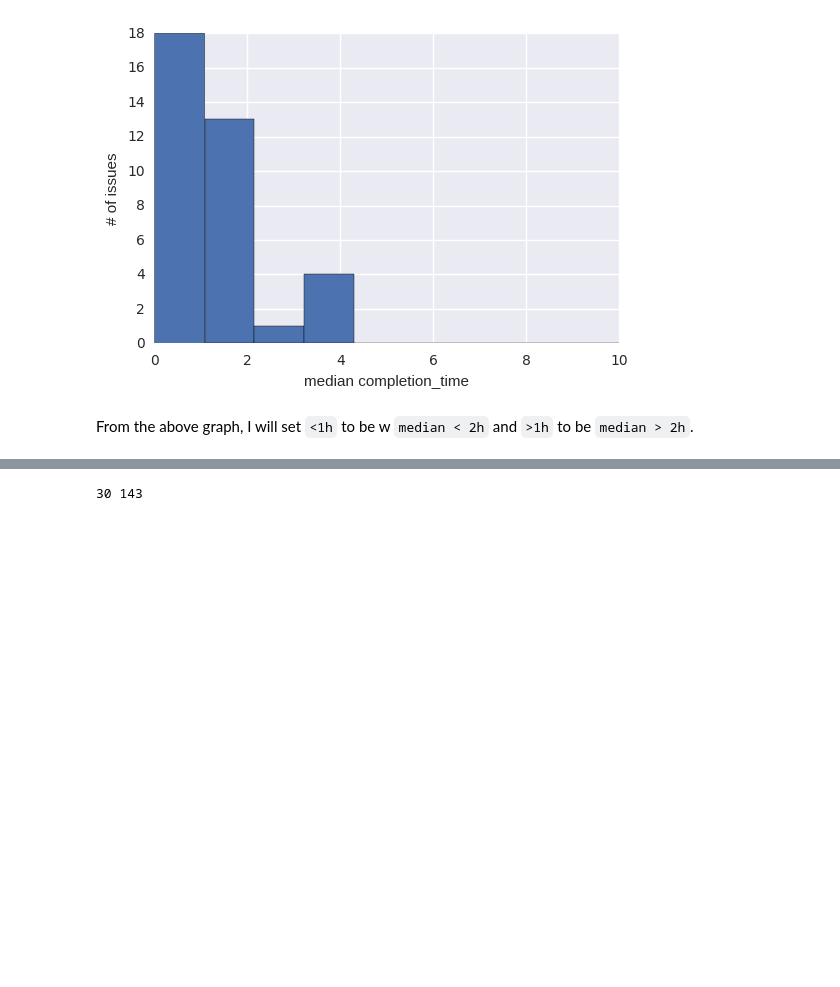
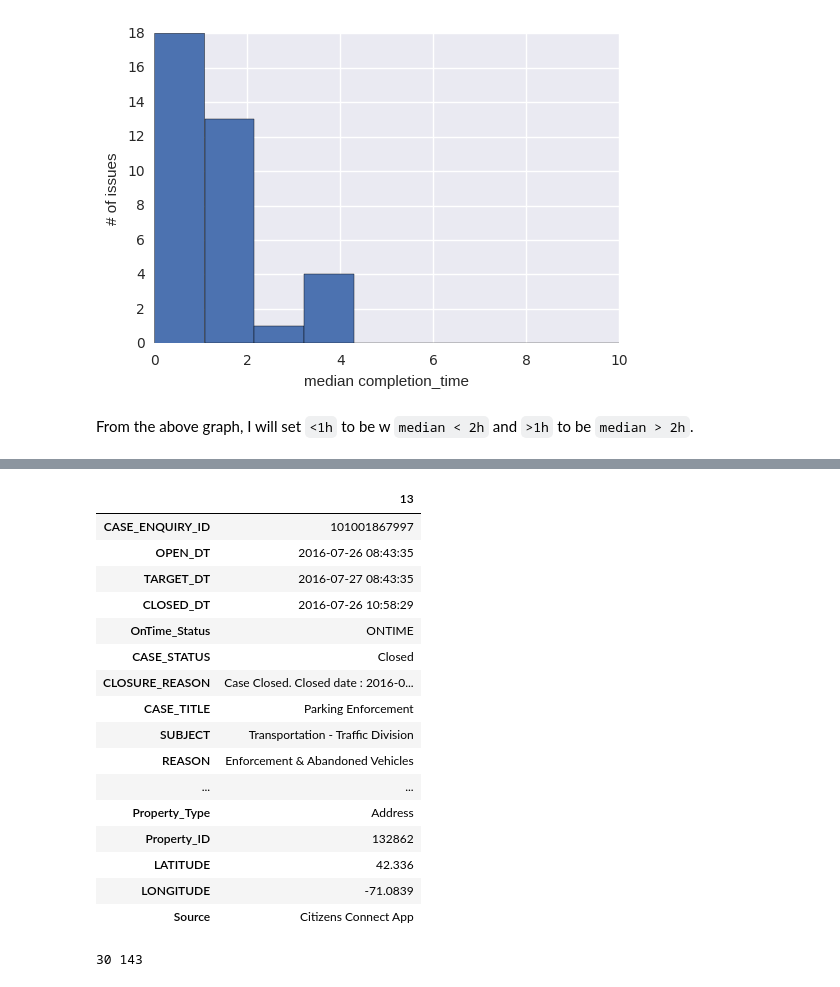
Before and after one commit to aok1425/311-prediction-times, a Jupyter notebook: 01 cleaning/00 any issues that abnormally finish too soon?.ipynb, the cells around one changed output, grey strips where cells are left out. Cells and saved outputs as stored; diff of their text form; code cells hidden in the pictures; blank space fills up the shorter version.

```diff
--- a/data-cleaning/00 any issues that abnormally finish too soon?.ipynb
+++ b/01 cleaning/00 any issues that abnormally finish too soon?.ipynb
@@ -62,3 +103,23 @@ types_more_than_1h = list(df_type_by_completion_time[df_type_by_completion_time[
+# %%
+df.iloc[:1, :32].T
+# %% [output]
+|  | 13 |
+| CASE_ENQUIRY_ID | 101001867997 |
+| OPEN_DT | 2016-07-26 08:43:35 |
+| TARGET_DT | 2016-07-27 08:43:35 |
+| CLOSED_DT | 2016-07-26 10:58:29 |
+| OnTime_Status | ONTIME |
+| CASE_STATUS | Closed |
+| CLOSURE_REASON | Case Closed. Closed date : 2016-0... |
+| CASE_TITLE | Parking Enforcement |
+| SUBJECT | Transportation - Traffic Division |
+| REASON | Enforcement & Abandoned Vehicles |
+| ... | ... |
+| Property_Type | Address |
+| Property_ID | 132862 |
+| LATITUDE | 42.336 |
+| LONGITUDE | -71.0839 |
+| Source | Citizens Connect App |
 # %%
 print len(types_less_than_1h), len(types_more_than_1h)
 # %% [output]
```
Also changed, not shown: parts of 8 cells of this notebook, 7 other files.
